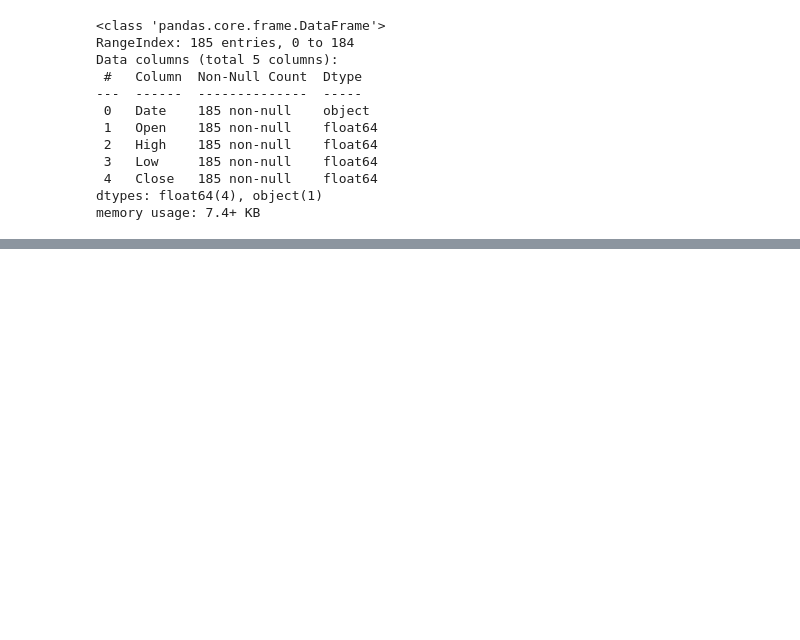
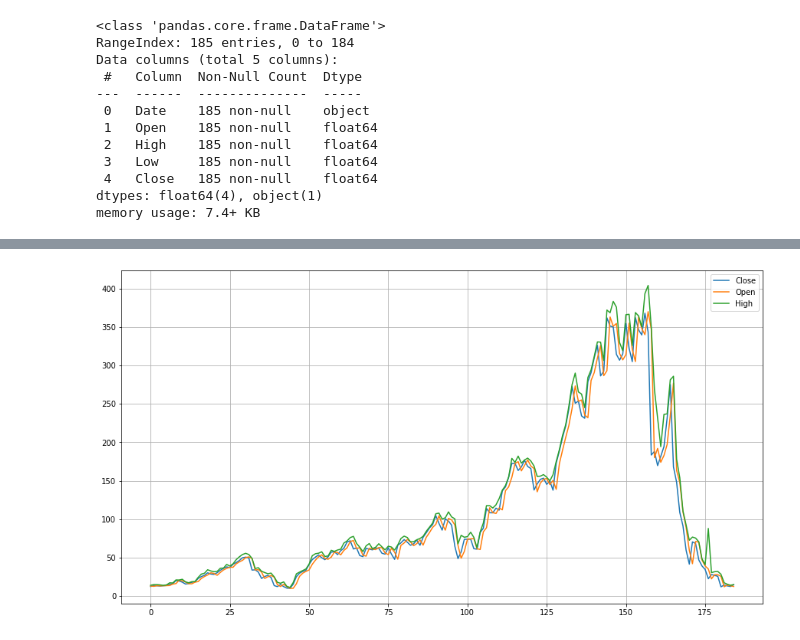
Before and after one commit to nehaa54/StockClosingPricePred, a Jupyter notebook: YesBankStockClosingPrediction.ipynb, the cells around one changed output, grey strips where cells are left out. Cells and saved outputs as stored; diff of their text form; code cells hidden in the pictures; blank space fills up the shorter version.

```diff
--- a/YesBankStockClosingPrediction.ipynb
+++ b/YesBankStockClosingPrediction.ipynb
@@ -73,0 +117,9 @@ Text(0, 0.5, 'Close')
+# %%
+plt.figure(figsize=(15,8))
+plt.plot(dataset['Close'])
+plt.plot(dataset['Open'])
+plt.plot(dataset['High'])
+plt.legend(['Close','Open','High'])
+plt.grid()
+# %% [output]
+[figure, added]
```
Also changed, not shown: parts of 23 cells of this notebook.
